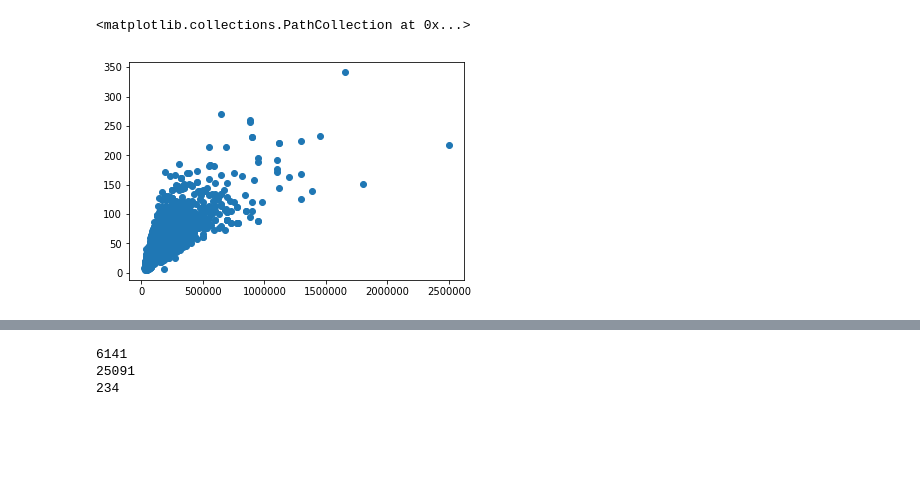
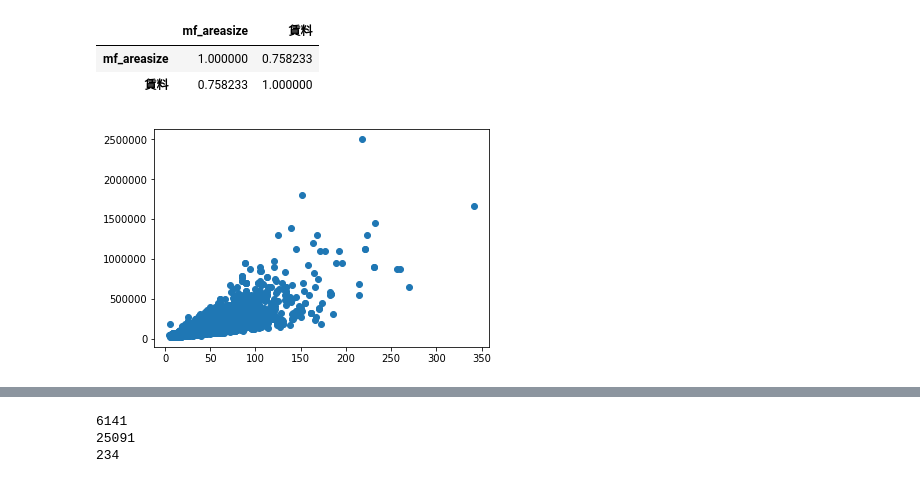
Before and after one commit to MosasoM/mynavi, a Jupyter notebook: mynavi_datavis.ipynb, the cells around one changed output, grey strips where cells are left out. Saved outputs shown, nothing was run; the diff lists cells and outputs as text; code cells hidden in the pictures; blank space fills up the shorter version.

```diff
--- a/mynavi_datavis.ipynb
+++ b/mynavi_datavis.ipynb
@@ -74,9 +67,10 @@ print(np.sqrt(s1))
 # %%
-hoge = parse_area_size()
-hoge = hoge.transform(train)
 fig = plt.figure()
 ax = fig.add_subplot(1,1,1)
-ax.scatter(hoge["賃料"],hoge["mf_areasize"])
+ax.scatter(hoge["mf_areasize"],hoge["賃料"])
+hoge[["mf_areasize","賃料"]].corr()
 # %% [output]
-<matplotlib.collections.PathCollection at 0x...>
+|  | mf_areasize | 賃料 |
+| mf_areasize | 1.000000 | 0.758233 |
+| 賃料 | 0.758233 | 1.000000 |
-[figure, old version]
+[figure, new version]
```
Also changed, not shown: parts of 23 cells of this notebook, 21 other files.
